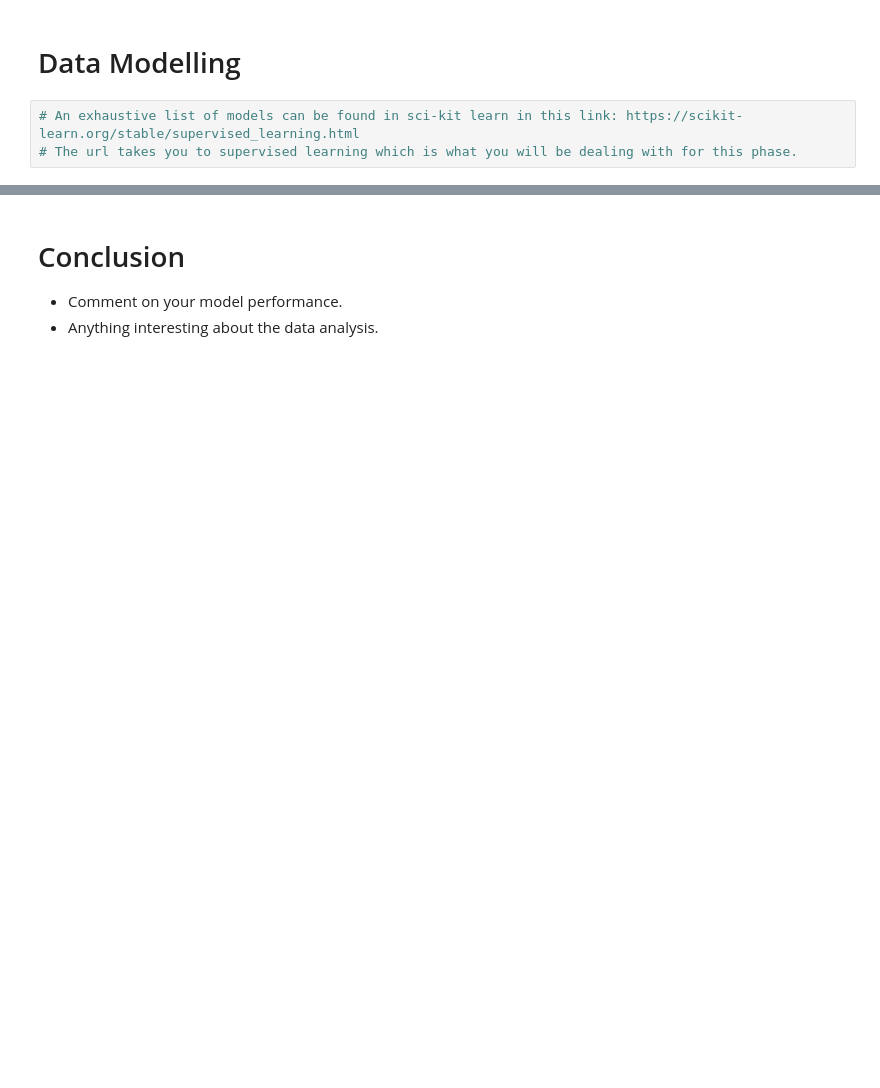
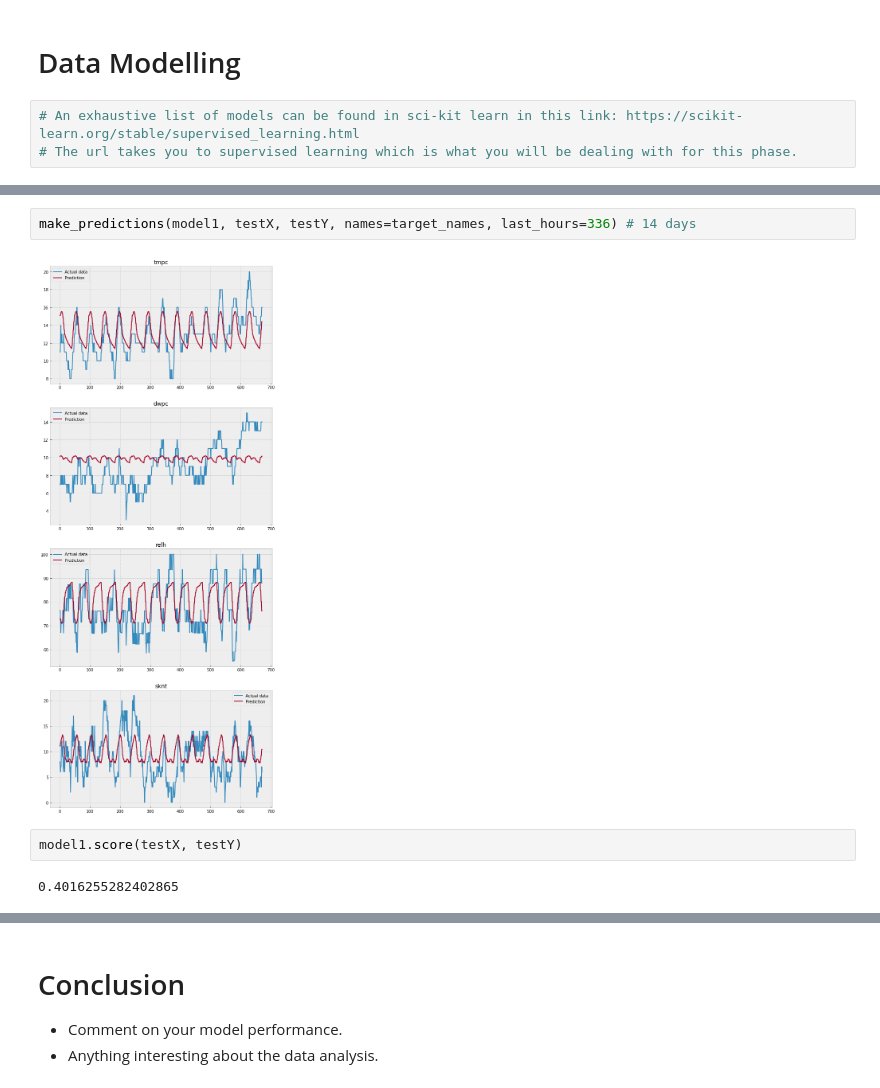
Before and after one commit to aguo921/2022-Phase-2, a Jupyter notebook: 3. Data Science/submission.ipynb, the cells around one changed output, grey strips where cells are left out. Drawn from its saved outputs; the diff is of its cells as text; blank space fills up the shorter version.

```diff
--- a/3. Data Science/submission.ipynb
+++ b/3. Data Science/submission.ipynb
@@ -385,0 +414,8 @@ model.score(testX4, testY4)
+# %%
+make_predictions(model1, testX, testY, names=target_names, last_hours=336) # 14 days
+# %% [output]
+[figure, added]
+# %%
+model1.score(testX, testY)
+# %% [output]
+0.4016255282402865
```
Also changed, not shown: parts of 33 cells of this notebook.
